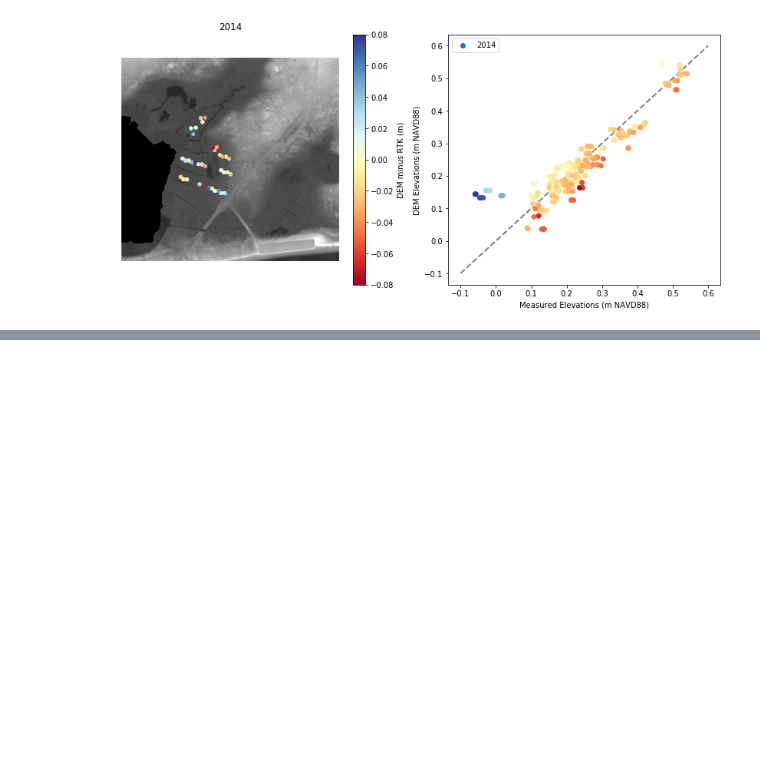
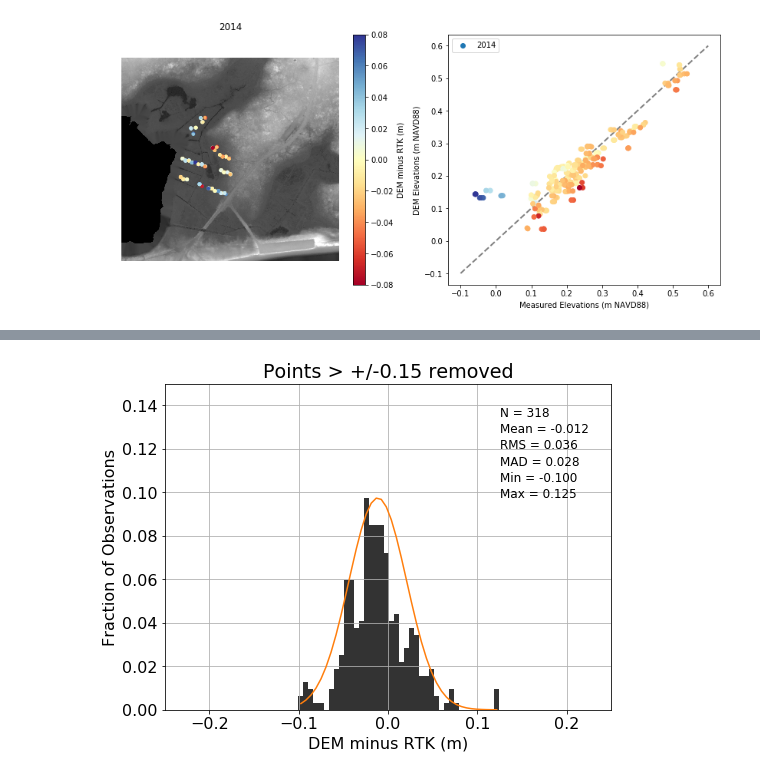
Before and after one commit to csherwood-usgs/Sage_Lot_Pond, a Jupyter notebook: Compare_Sage_Lot_DEM_and_RTK_python.ipynb, the cells around one changed output, grey strips where cells are left out. Cells and saved outputs as stored; diff of their text form; code cells hidden in the pictures; blank space fills up the shorter version.

```diff
--- a/Compare_Sage_Lot_DEM_and_RTK_python.ipynb
+++ b/Compare_Sage_Lot_DEM_and_RTK_python.ipynb
@@ -207 +267,57 @@ Name: 2014_DEM_minus_trans (m), dtype: float64
+# %%
+## Histogram of the data
+dz = df['2011_1m_DEM_minus_trans (m)'].as_matrix()
+dz = dz[~np.isnan(dz)]
+# cut out some outliers
+dz = dz[np.abs(dz)<.15]
+
+dzN = len(dz)
+dzMAD = np.mean(np.abs(dz))
+dzmean = dz.mean()
+dzmin = dz.min()
+dzmax = dz.max()
+dzRMS = np.sqrt(np.mean(dz**2))
+
+font = {'family' : 'normal',
+        'weight' : 'normal',
+        'size'   : 16}
+
+plt.rc('font', **font)
+
+fig = plt.figure(figsize=(8,6))
+# next line must be combined with normed=False to get fractional distribution correct
+weights = np.ones_like(dz)/float(len(dz))
+n, bins, patches = plt.hist(dz, bins=40, weights=weights, normed=False, facecolor=(.2,.2,.2), alpha=1)
+#
+bin_centers = bins[0:-1]+0.5*np.diff(bins)
+
+
+mn = np.sum(n*bin_centers)/np.sum(n)
+width = np.sqrt(np.abs(np.sum((n-mn)**2*bin_centers)/np.sum(n)))
+mx = n.max()
+gfit = lambda t : mx*np.exp(-(t-mn)**2/(2*width**2))
+
+xaxmax = .25
+xaxmin = -.25
+yaxmin = 0.
+yaxmax = .15
+#plt.plot(bin_centers,n,'-')
+plt.plot(bin_centers,gfit(bin_centers))
+plt.xlabel('DEM minus RTK (m)')
+plt.ylabel('Fraction of Observations')
+plt.title('Points > +/-0.15 removed')
+plt.axis([xaxmin, xaxmax, yaxmin, yaxmax])
+plt.grid(True)
+plt.text(.75*(xaxmax-xaxmin)+xaxmin,.9*(yaxmax-yaxmin)+yaxmin,'N = {}'.format(dzN), fontsize=12)
+plt.text(.75*(xaxmax-xaxmin)+xaxmin,.85*(yaxmax-yaxmin)+yaxmin,'Mean = {:.3f}'.format(dzmean), fontsize=12)
+plt.text(.75*(xaxmax-xaxmin)+xaxmin,.8*(yaxmax-yaxmin)+yaxmin,'RMS = {:.3f}'.format(dzRMS), fontsize=12)
+plt.text(.75*(xaxmax-xaxmin)+xaxmin,.75*(yaxmax-yaxmin)+yaxmin,'MAD = {:.3f}'.format(dzMAD), fontsize=12)
+plt.text(.75*(xaxmax-xaxmin)+xaxmin,.7 *(yaxmax-yaxmin)+yaxmin,'Min = {:.3f}'.format(dzmin), fontsize=12)
+plt.text(.75*(xaxmax-xaxmin)+xaxmin,.65*(yaxmax-yaxmin)+yaxmin,'Max = {:.3f}'.format(dzmax), fontsize=12)
+plt.show()
+
+fig_name = "DEM_minus_RTK_trimmed_HIST.png"
+fig.savefig(fig_name,dpi=200)
+# %% [output]
+[figure, added]
 # %%
```
Also changed, not shown: parts of 4 cells of this notebook.
